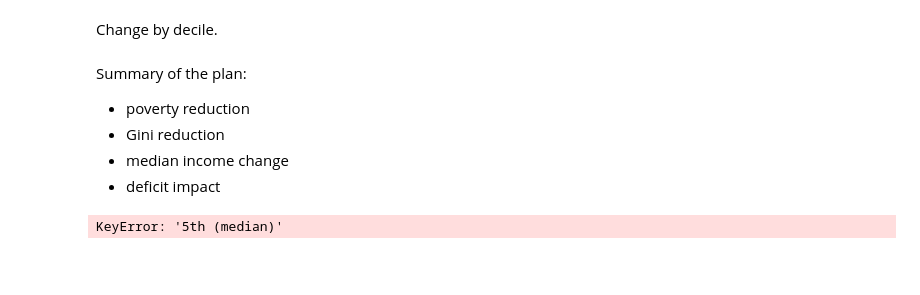
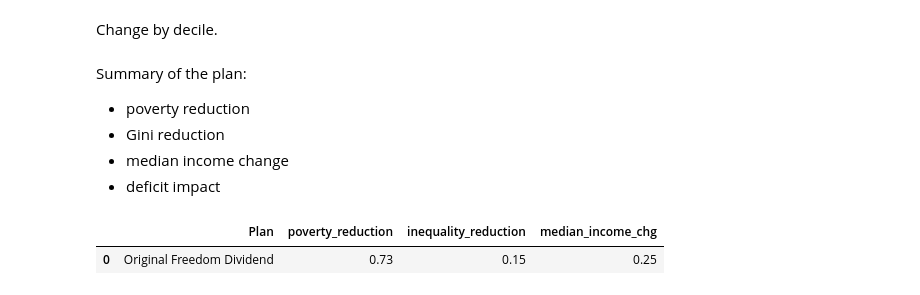
Before and after one commit to UBICenter/ubi-center, a Jupyter notebook: notebooks/yang/yang.ipynb, the cells around one changed output. Drawn from its saved outputs; the diff is of its cells as text; code cells hidden in the pictures; blank space fills up the shorter version.

```diff
--- a/notebooks/yang/yang.ipynb
+++ b/notebooks/yang/yang.ipynb
@@ -862,11 +862,12 @@ Summary of the plan:
 # %%
 summary_export = pd.DataFrame({
     'Plan': [PLAN],
     'poverty_reduction': [-poverty_chg],
     'inequality_reduction': [-gini_chg],
-    'median_income_chg': [qchg.loc['5th (median)'].pct_chg]})
+    'median_income_chg': [qchg.loc['50th (median)'].pct_chg]})
 summary_export
 # %% [output]
-KeyError: '5th (median)'
+|  | Plan | poverty_reduction | inequality_reduction | median_income_chg |
+| 0 | Original Freedom Dividend | 0.73 | 0.15 | 0.25 |
 # %%
 summary_export.to_csv(OUTDIR + 'summary.csv')
```
Also changed, not shown: parts of 4 cells of this notebook, 2 other files.
